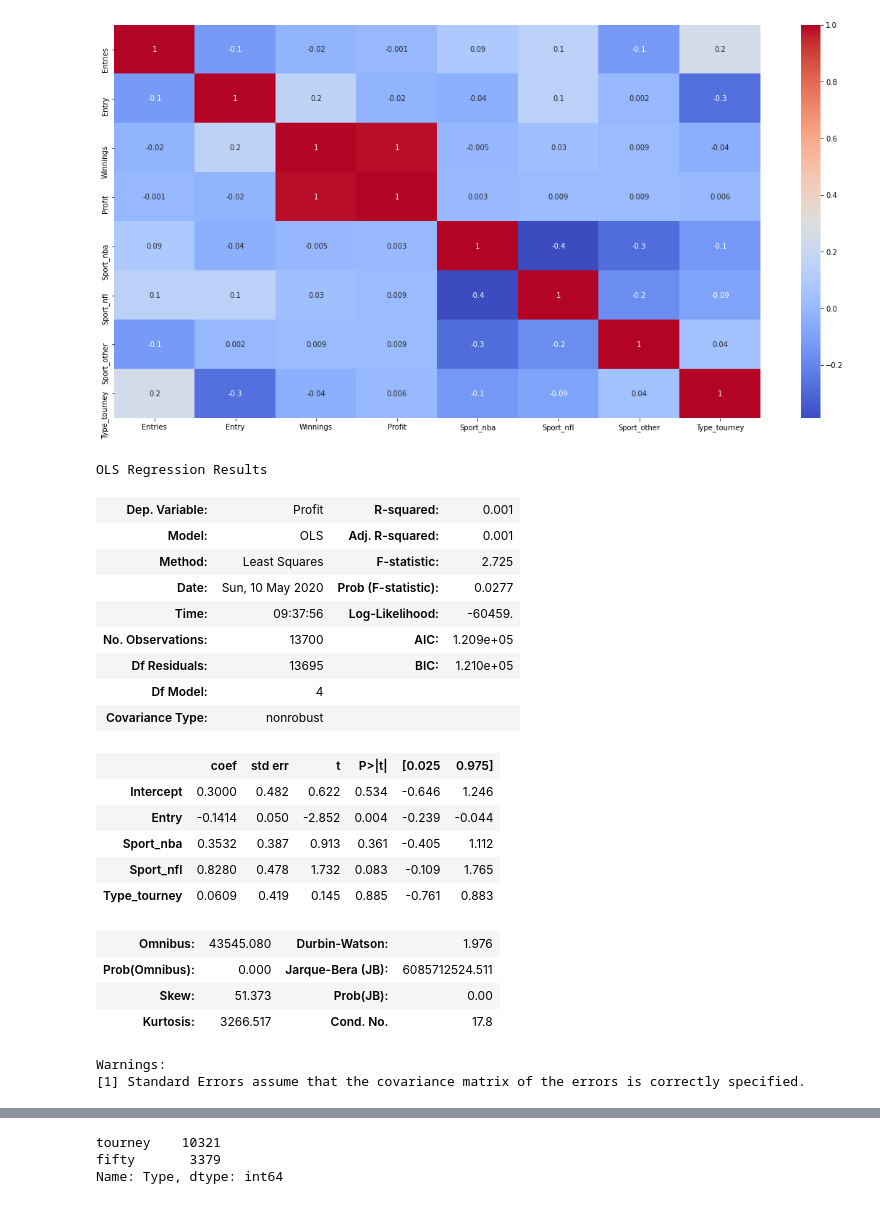
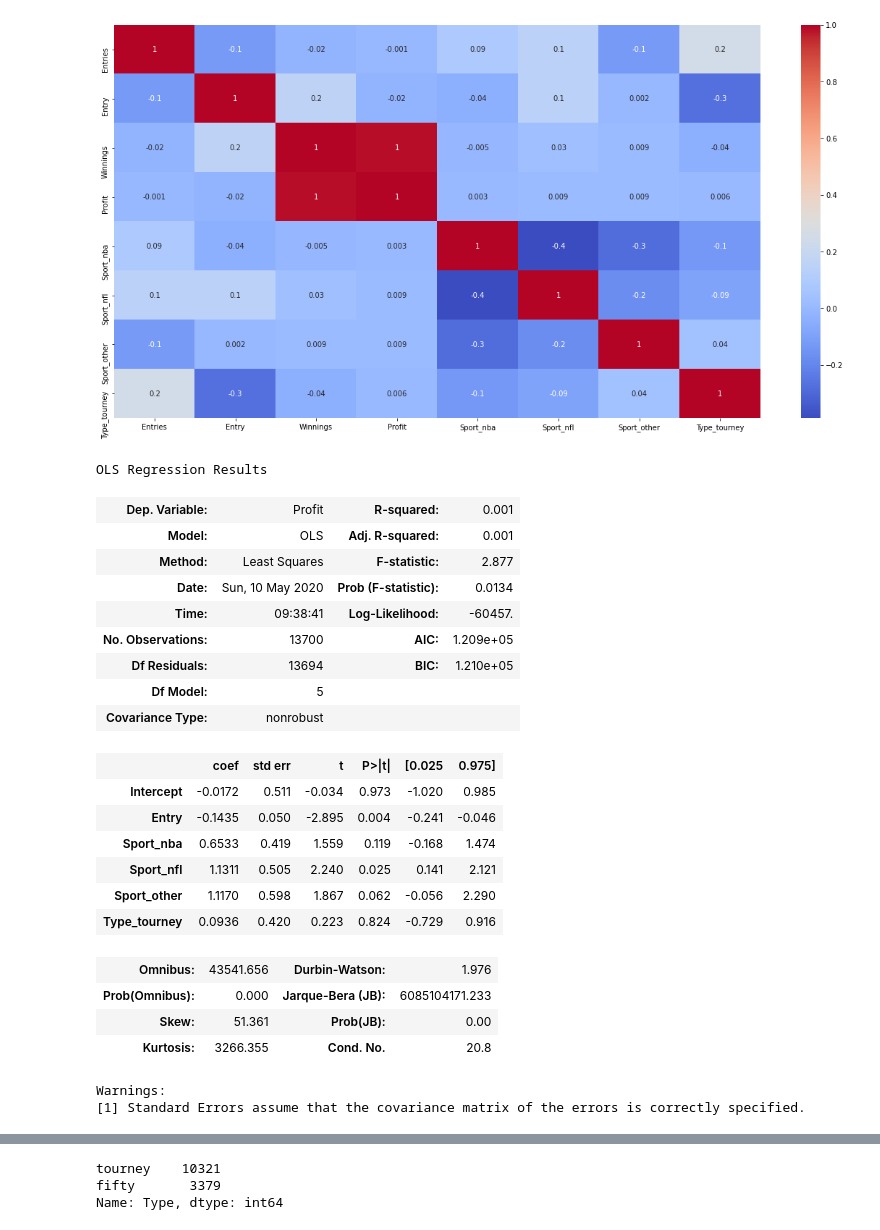
Before and after one commit to triolinho/verbose-octo-sniffle, a Jupyter notebook: fanduel_notebook.ipynb, the cells around one changed output, grey strips where cells are left out. Saved outputs shown, nothing was run; the diff lists cells and outputs as text; code cells hidden in the pictures.

```diff
--- a/fanduel_notebook.ipynb
+++ b/fanduel_notebook.ipynb
@@ -431,28 +431,29 @@ sns.heatmap(fd_corr2, annot=True, fmt='.1g', cmap= 'coolwarm')
 <matplotlib.axes._subplots.AxesSubplot at 0x...>
 [figure]
 # %%
-fd_reg_simple = ols(formula= "Profit~Entry+Sport_nba+Sport_nfl+Type_tourney", data=fd_df_2).fit()
+fd_reg_simple = ols(formula= "Profit~Entry+Sport_nba+Sport_nfl+Sport_other+Type_tourney", data=fd_df_2).fit()
 fd_reg_simple.summary()
 # %% [output]
 OLS Regression Results
 | Dep. Variable: | Profit | R-squared: | 0.001 |
 | Model: | OLS | Adj. R-squared: | 0.001 |
-| Method: | Least Squares | F-statistic: | 2.725 |
-| Date: | Sun, 10 May 2020 | Prob (F-statistic): | 0.0277 |
-| Time: | 09:37:56 | Log-Likelihood: | -60459. |
+| Method: | Least Squares | F-statistic: | 2.877 |
+| Date: | Sun, 10 May 2020 | Prob (F-statistic): | 0.0134 |
+| Time: | 09:38:41 | Log-Likelihood: | -60457. |
 | No. Observations: | 13700 | AIC: | 1.209e+05 |
-| Df Residuals: | 13695 | BIC: | 1.210e+05 |
-| Df Model: | 4 |  |  |
+| Df Residuals: | 13694 | BIC: | 1.210e+05 |
+| Df Model: | 5 |  |  |
 | Covariance Type: | nonrobust |  |  |
 |  | coef | std err | t | P>|t| | [0.025 | 0.975] |
-| Intercept | 0.3000 | 0.482 | 0.622 | 0.534 | -0.646 | 1.246 |
-| Entry | -0.1414 | 0.050 | -2.852 | 0.004 | -0.239 | -0.044 |
-| Sport_nba | 0.3532 | 0.387 | 0.913 | 0.361 | -0.405 | 1.112 |
-| Sport_nfl | 0.8280 | 0.478 | 1.732 | 0.083 | -0.109 | 1.765 |
-| Type_tourney | 0.0609 | 0.419 | 0.145 | 0.885 | -0.761 | 0.883 |
+| Intercept | -0.0172 | 0.511 | -0.034 | 0.973 | -1.020 | 0.985 |
+| Entry | -0.1435 | 0.050 | -2.895 | 0.004 | -0.241 | -0.046 |
+| Sport_nba | 0.6533 | 0.419 | 1.559 | 0.119 | -0.168 | 1.474 |
+| Sport_nfl | 1.1311 | 0.505 | 2.240 | 0.025 | 0.141 | 2.121 |
+| Sport_other | 1.1170 | 0.598 | 1.867 | 0.062 | -0.056 | 2.290 |
+| Type_tourney | 0.0936 | 0.420 | 0.223 | 0.824 | -0.729 | 0.916 |
-| Omnibus: | 43545.080 | Durbin-Watson: | 1.976 |
-| Prob(Omnibus): | 0.000 | Jarque-Bera (JB): | 6085712524.511 |
-| Skew: | 51.373 | Prob(JB): | 0.00 |
-| Kurtosis: | 3266.517 | Cond. No. | 17.8 |
+| Omnibus: | 43541.656 | Durbin-Watson: | 1.976 |
+| Prob(Omnibus): | 0.000 | Jarque-Bera (JB): | 6085104171.233 |
+| Skew: | 51.361 | Prob(JB): | 0.00 |
+| Kurtosis: | 3266.355 | Cond. No. | 20.8 |
 Warnings:
 [1] Standard Errors assume that the covariance matrix of the errors is correctly specified.
```
Also changed, not shown: parts of 6 cells of this notebook.
